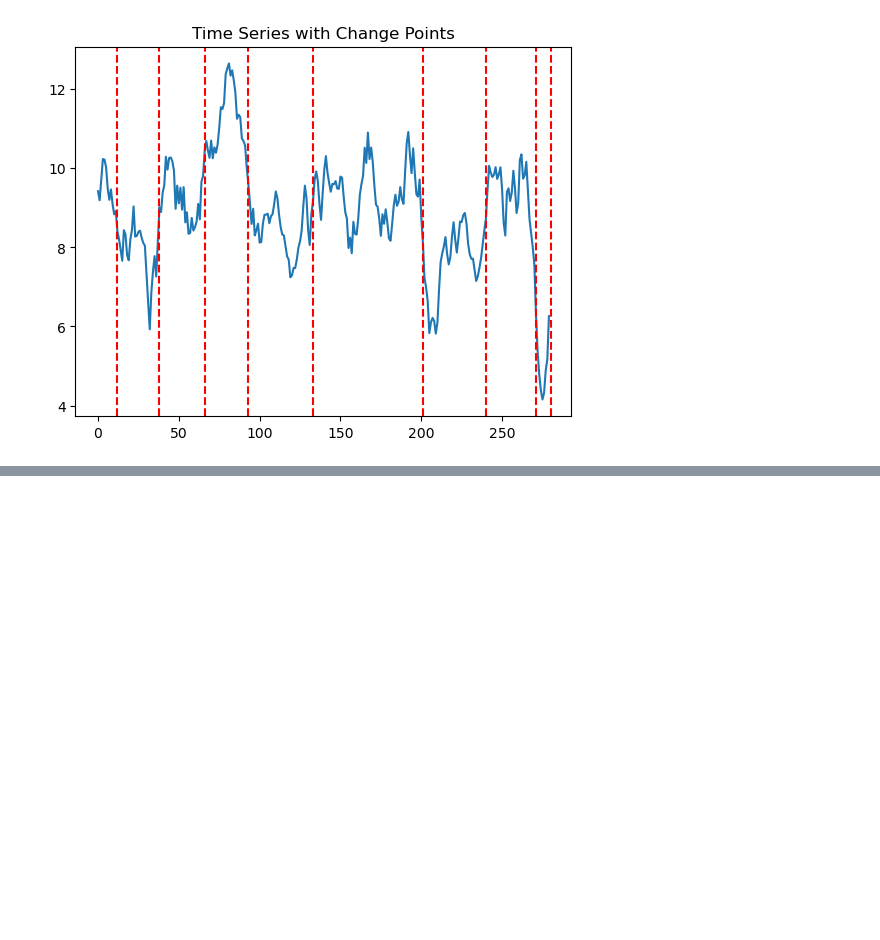
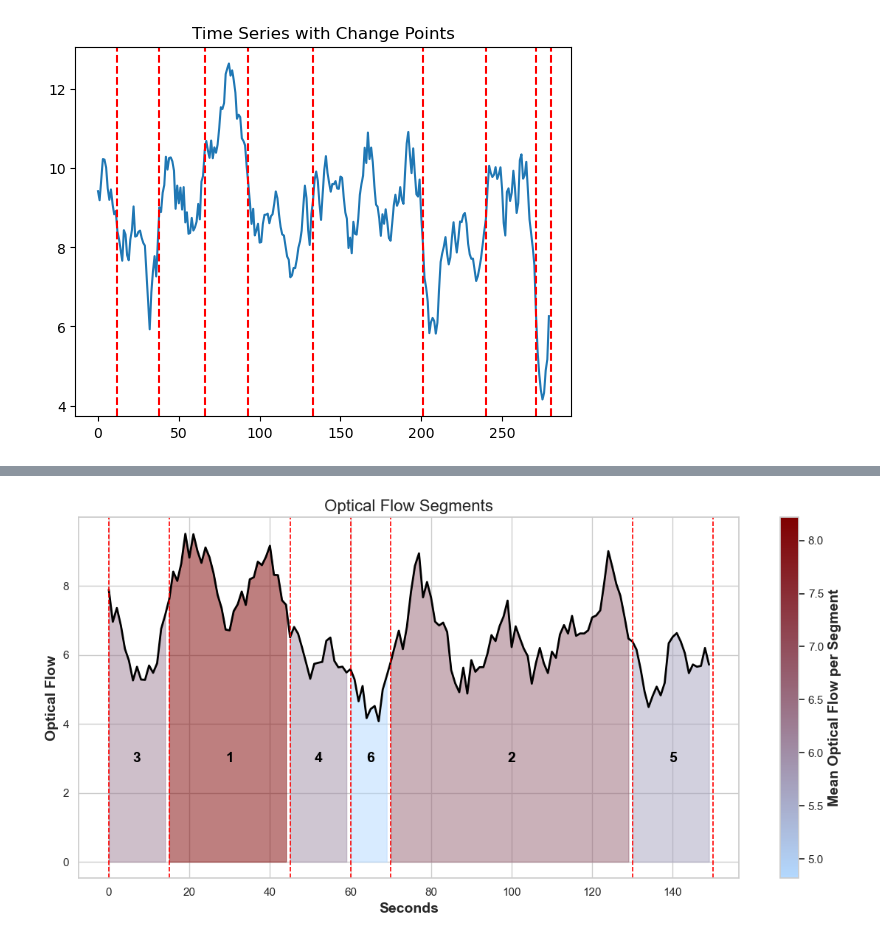
Before and after one commit to smerrillunc/VMR, a Jupyter notebook: notebooks/SegmentingDemo.ipynb, the cells around one changed output, grey strips where cells are left out. Drawn from its saved outputs; the diff is of its cells as text; code cells hidden in the pictures; blank space fills up the shorter version.

```diff
--- a/notebooks/SegmentingDemo.ipynb
+++ b/notebooks/SegmentingDemo.ipynb
@@ -437,0 +534,80 @@ plt.show()
+# %%
+import numpy as np
+import matplotlib.pyplot as plt
+import seaborn as sns
+from matplotlib.colors import Normalize, LinearSegmentedColormap
+from matplotlib import cm
+
+# Example input:
+# optical_flow_video = np.random.rand(300) * np.linspace(0.5, 2, 300)
+# change_points = [0, 50, 120, 180, 250, 300]
+
+sns.set(style="whitegrid")
+
+# Define linear blue-to-red colormap
+blue_to_red_linear = LinearSegmentedColormap.from_list(
+    "blue_to_red_linear", ["#b3d9ff", "#7f0000"]
+)
+red_cmap = blue_to_red_linear
+
+plt.figure(figsize=(12, 6))
+
+# Ensure change_points include full range
+if change_points[0] != 0:
+    change_points = [0] + change_points
+if change_points[-1] != len(optical_flow_video):
+    change_points = change_points + [len(optical_flow_video)]
+
+segment_means = []
+segment_bounds = []
+
+for i in range(len(change_points) - 1):
+    start = change_points[i]
+    end = change_points[i + 1]
+    segment = optical_flow_video[start:end]
+    mean_val = np.mean(segment)
+    segment_means.append(mean_val)
+    segment_bounds.append((start, end))
+
+# Correctly rank segments: 1 = highest mean, 2 = second highest, etc.
+ranked_segments = sorted(enumerate(segment_means), key=lambda x: x[1], reverse=True)
+rank_map = {idx: rank + 1 for rank, (idx, _) in enumerate(ranked_segments)}
+
+
+# Normalize for colormap
+norm = Normalize(vmin=min(segment_means), vmax=max(segment_means))
+
+# Plot filled segments
+for i, ((start, end), mean_val) in enumerate(zip(segment_bounds, segment_means)):
+    color = red_cmap(norm(mean_val))
+    plt.fill_between(range(start, end), optical_flow_video[start:end],
+                     color=color, alpha=0.5)
+
+    # Center X and Y position for rank label
+    mid = (start + end) // 2
+
+    plt.text(mid, 3, f"{rank_map[i]}", fontsize=14, color="black",
+             ha="center", va="center", fontweight='bold')
+
+# Plot the optical flow line
+plt.plot(optical_flow_video, label="Optical Flow", color="black", linewidth=2)
+
+# Draw change point lines
+for cp in change_points:
+    plt.axvline(cp, color="red", linestyle="--", linewidth=1.2)
+
+# Labels and formatting
+plt.title("Optical Flow Segments", fontsize=16)
+plt.xlabel("Seconds", fontweight='bold', fontsize=14)
+plt.ylabel("Optical Flow", fontweight='bold', fontsize=14)
+
+# Add colorbar
+sm = cm.ScalarMappable(cmap=red_cmap, norm=norm)
+sm.set_array([])
+cbar = plt.colorbar(sm, ax=plt.gca())
+cbar.set_label("Mean Optical Flow per Segment", fontweight='bold', fontsize=14)
+
+plt.tight_layout()
+plt.show()
+# %% [output]
+[figure, added]
```
Also changed, not shown: parts of 13 cells of this notebook, 7 other files.
